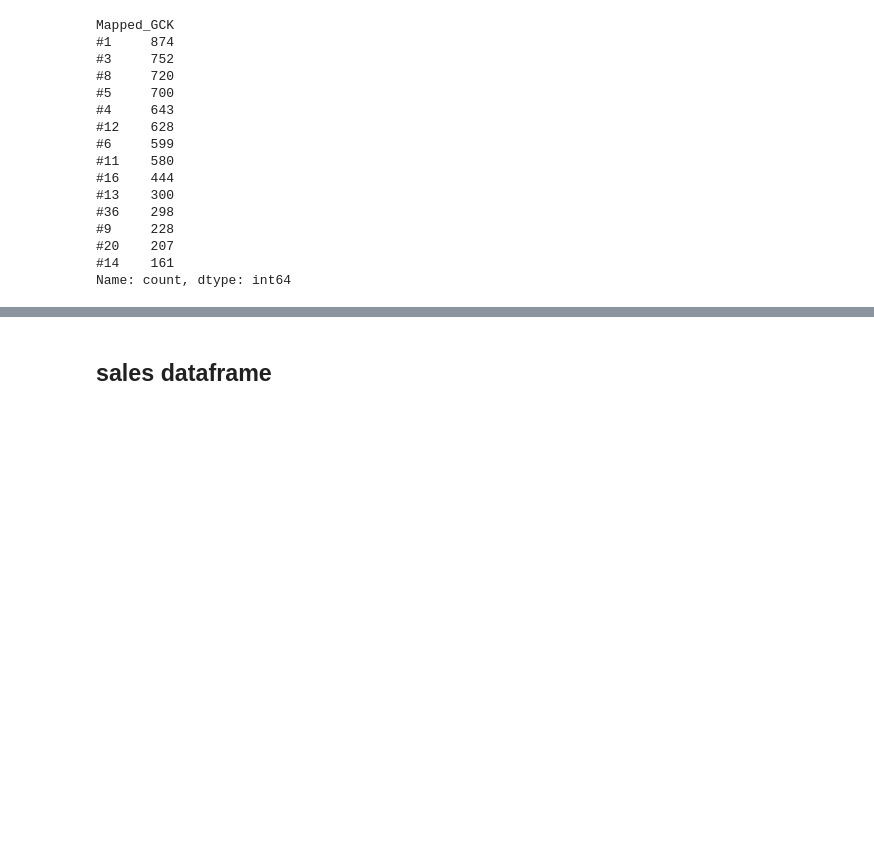
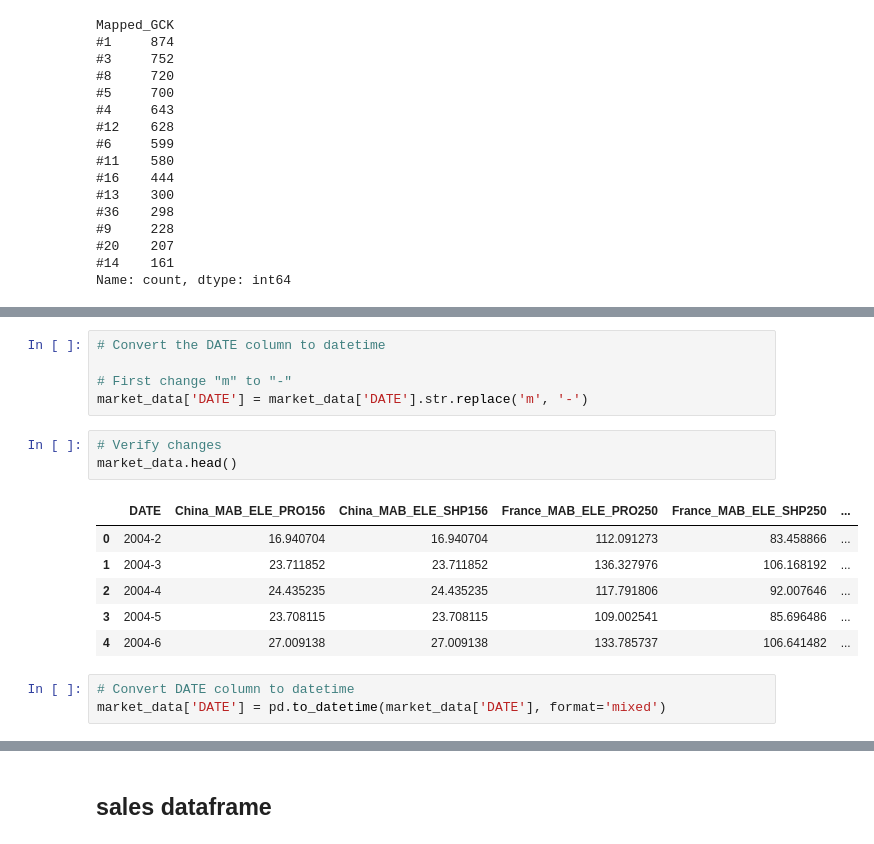
Before and after one commit to RubenCMarques/Case-2--Siemens-Sales-Forecast, a Jupyter notebook: Notebooks/Diogo_workspace.ipynb, the cells around one changed output, grey strips where cells are left out. Cells and saved outputs as stored; diff of their text form; blank space fills up the shorter version.

```diff
--- a/Notebooks/Diogo_workspace.ipynb
+++ b/Notebooks/Diogo_workspace.ipynb
@@ -717,0 +654,18 @@ Index(['China_Production Index Machinery & Electricals_MAB_ELE_PRO156',
+# %%
+# Convert the DATE column to datetime
+
+# First change "m" to "-"
+market_data['DATE'] = market_data['DATE'].str.replace('m', '-')
+# %%
+# Verify changes
+market_data.head()
+# %% [output]
+|  | DATE | China_MAB_ELE_PRO156 | China_MAB_ELE_SHP156 | France_MAB_ELE_PRO250 | France_MAB_ELE_SHP250 | ... |
+| 0 | 2004-2 | 16.940704 | 16.940704 | 112.091273 | 83.458866 | ... |
+| 1 | 2004-3 | 23.711852 | 23.711852 | 136.327976 | 106.168192 | ... |
+| 2 | 2004-4 | 24.435235 | 24.435235 | 117.791806 | 92.007646 | ... |
+| 3 | 2004-5 | 23.708115 | 23.708115 | 109.002541 | 85.696486 | ... |
+| 4 | 2004-6 | 27.009138 | 27.009138 | 133.785737 | 106.641482 | ... |
+# %%
+# Convert DATE column to datetime
+market_data['DATE'] = pd.to_datetime(market_data['DATE'], format='mixed')
```
Also changed, not shown: parts of 59 cells of this notebook.
